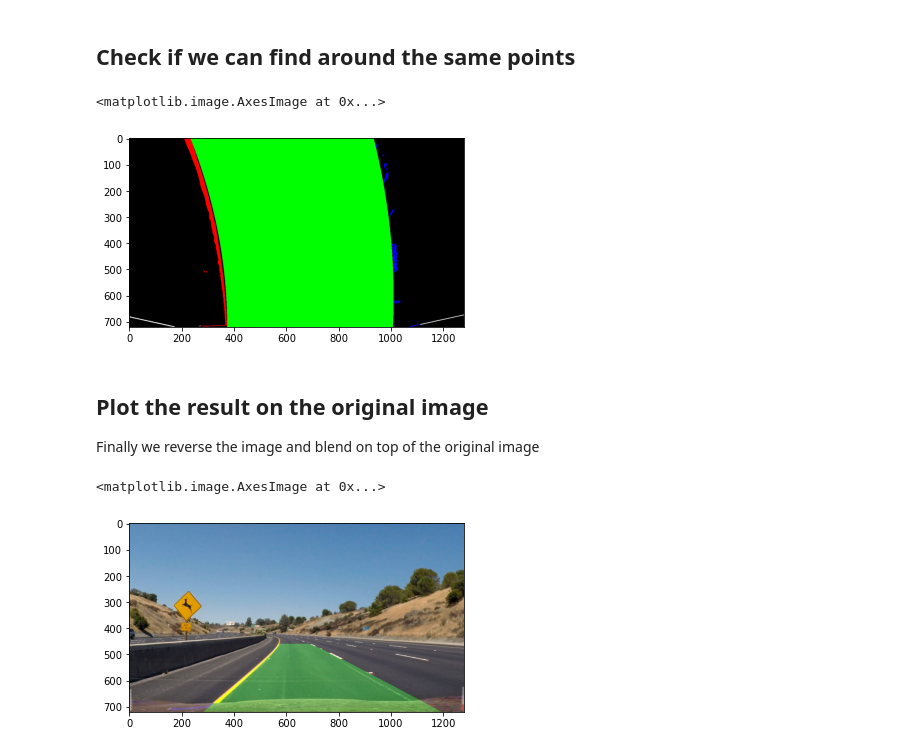
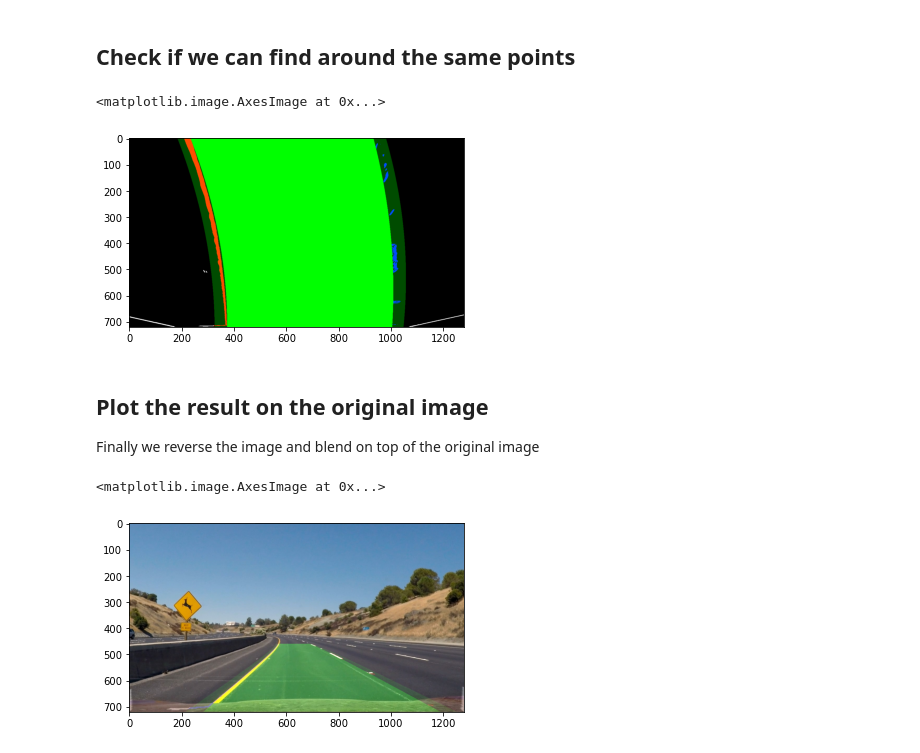
Before and after one commit to hurtadosanti/AdvancedLaneDetection, a Jupyter notebook: Pipeline.ipynb, the cells around one changed output. Saved outputs shown, nothing was run; the diff lists cells and outputs as text; code cells hidden in the pictures.

```diff
--- a/Pipeline.ipynb
+++ b/Pipeline.ipynb
@@ -85,17 +85,17 @@ Left: 2172.58mts Right:2905.79mts Offset:-0.27mts
 # %% [markdown]
 ## Check if we can find around the same points
 # %%
-result_img = l.search_around_polylines(combined_binary)
-plt.imshow(result_img)
+plot_y, left_fit_x, right_fit_x = l.search_around_polylines(combined_binary,50)
+plt.imshow(l.result_image)
 # %% [output]
 <matplotlib.image.AxesImage at 0x...>
-[figure, old version]
+[figure, new version]
 # %% [markdown]
 ##  Plot the result on the original image
 Finally we reverse the image and blend on top of the original image
 # %%
-result = image_utility.reverse_warp(img, result_img,reverse,(img.shape[1],img.shape[0]),0.3)
+result = image_utility.reverse_warp(img, l.result_image,reverse,(img.shape[1],img.shape[0]),0.3)
 plt.imshow(cv2.cvtColor(result,cv2.COLOR_BGR2RGB))
 # %% [output]
 <matplotlib.image.AxesImage at 0x...>
-[figure, old version]
+[figure, new version]
```
Also changed, not shown: parts of 2 cells of this notebook, 4 other files.
